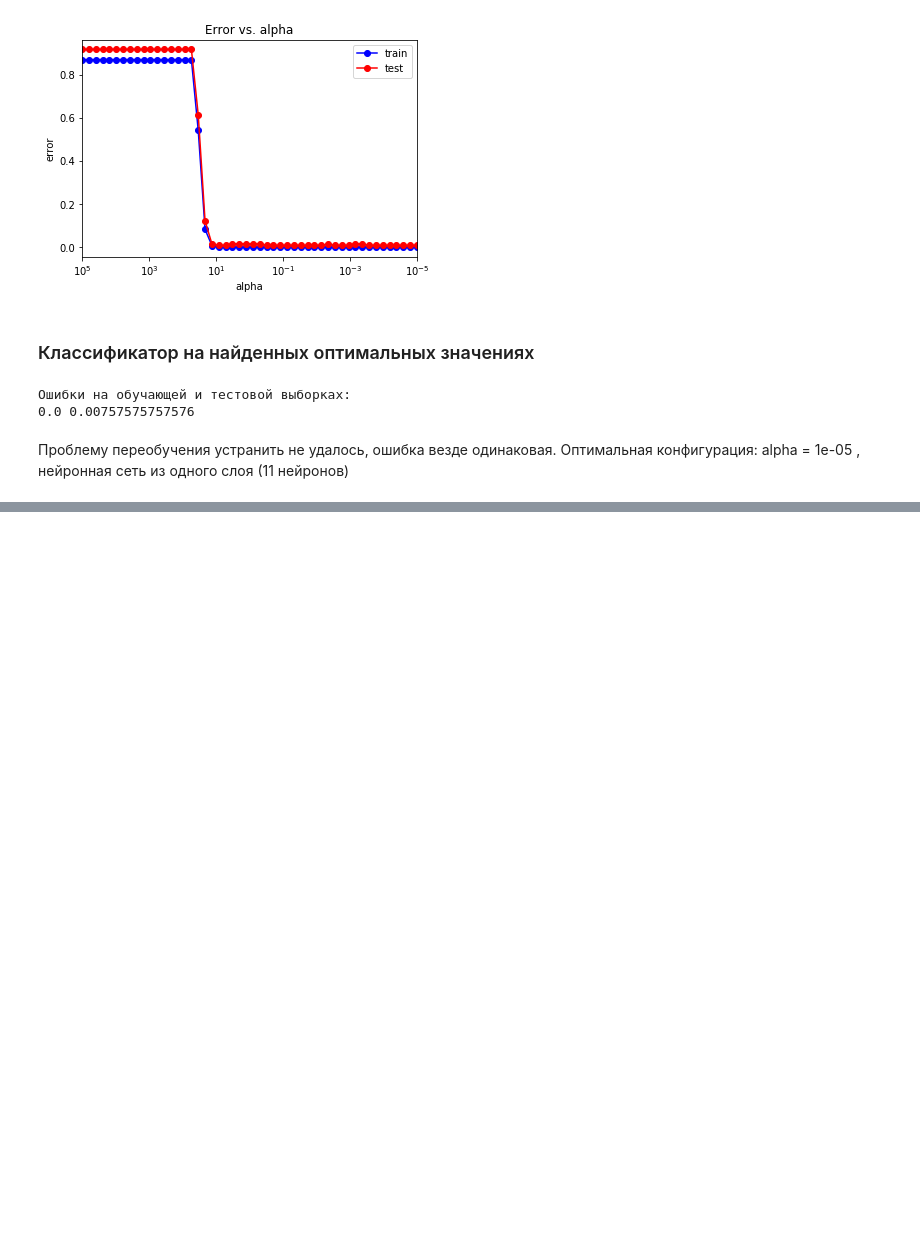
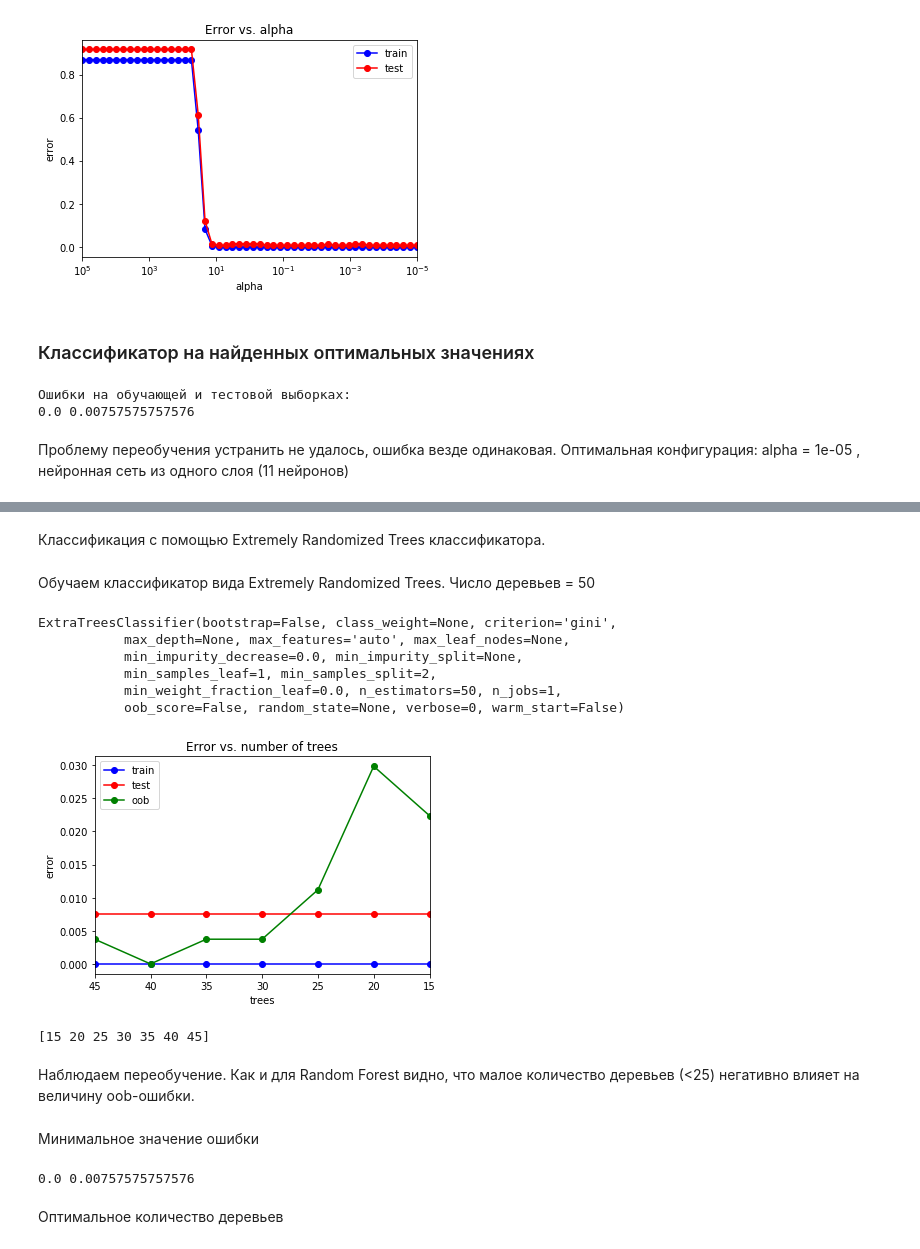
Before and after one commit to fytov/MachineLearning, a Jupyter notebook: Untitled.ipynb, the cells around one changed output, grey strips where cells are left out. Saved outputs shown, nothing was run; the diff lists cells and outputs as text; code cells hidden in the pictures; blank space fills up the shorter version.

```diff
--- a/Untitled.ipynb
+++ b/Untitled.ipynb
@@ -672,0 +752,56 @@ print(np.mean(y_train != y_train_pred), np.mean(y_test != y_test_pred))
+# %% [markdown]
+Классификация с помощью Extremely Randomized Trees классификатора.
+# %%
+X_train, X_test, y_train, y_test = train_test_split(X, y, test_size = 0.33, random_state = 7)
+# %% [markdown]
+Обучаем классификатор вида Extremely Randomized Trees. Число деревьев = 50
+# %%
+ert = ensemble.ExtraTreesClassifier(n_estimators = 50)
+ert.fit(X_train, y_train)
+# %% [output]
+ExtraTreesClassifier(bootstrap=False, class_weight=None, criterion='gini',
+           max_depth=None, max_features='auto', max_leaf_nodes=None,
+           min_impurity_decrease=0.0, min_impurity_split=None,
+           min_samples_leaf=1, min_samples_split=2,
+           min_weight_fraction_leaf=0.0, n_estimators=50, n_jobs=1,
+           oob_score=False, random_state=None, verbose=0, warm_start=False)
+# %%
+trees_arr = np.arange(15, 50, 5)
+test_err = []
+train_err = []
+oob_err = []
+for trees in trees_arr:
+    ert = ensemble.ExtraTreesClassifier(n_estimators = trees, oob_score=True, bootstrap=True)
+    ert.fit(X_train, y_train)
+    train_err.append(np.mean(y_train != ert.predict(X_train)))
+    test_err.append(np.mean(y_test  != ert.predict(X_test)))
+    oob_err.append(1 - ert.oob_score_)
+# %%
+
+plt.plot(trees_arr, train_err, 'b-o', label = 'train')
+plt.plot(trees_arr, test_err, 'r-o', label = 'test')
+plt.plot(trees_arr, oob_err, 'g-o', label = 'oob')
+plt.xlim([np.max(trees_arr), np.min(trees_arr)])
+plt.title('Error vs. number of trees')
+plt.xlabel('trees')
+plt.ylabel('error')
+plt.legend()
+pass
+# %% [output]
+[figure, added]
+# %%
+print(trees_arr)
+# %% [output]
+[15 20 25 30 35 40 45]
+# %% [markdown]
+Наблюдаем переобучение. Как и для Random Forest видно, что малое количество деревьев (<25) негативно влияет на величину oob-ошибки.
+# %% [markdown]
+Минимальное значение ошибки
+# %%
+min_train_err = np.min(train_err)
+min_test_err = np.min(test_err)
+print(min_train_err, min_test_err)
+# %% [output]
+0.0 0.00757575757576
+# %% [markdown]
+Оптимальное количество деревьев
```
Also changed, not shown: parts of 50 cells of this notebook.
